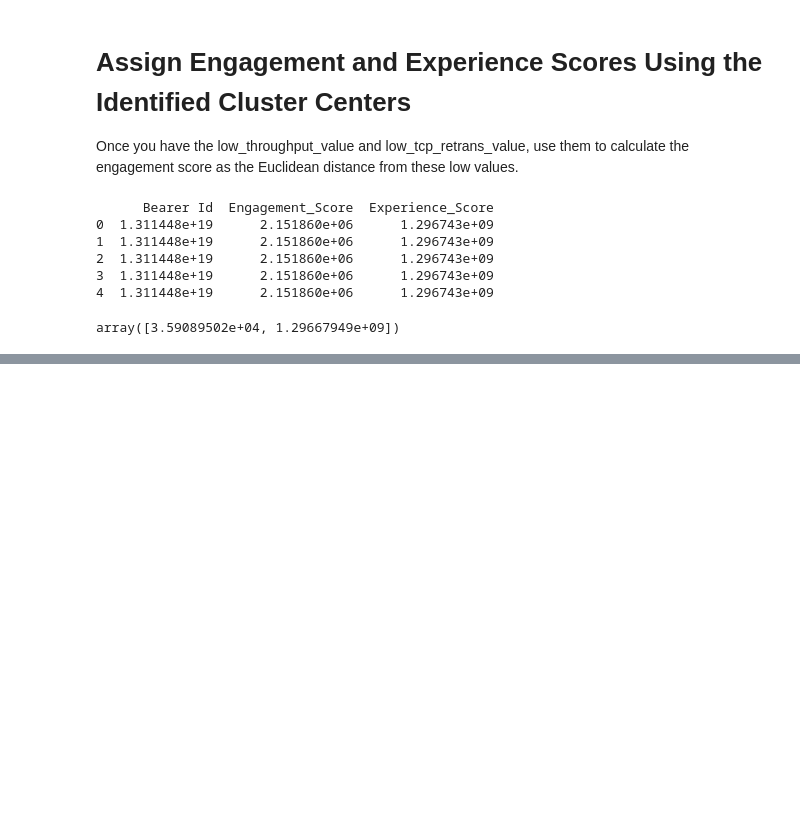
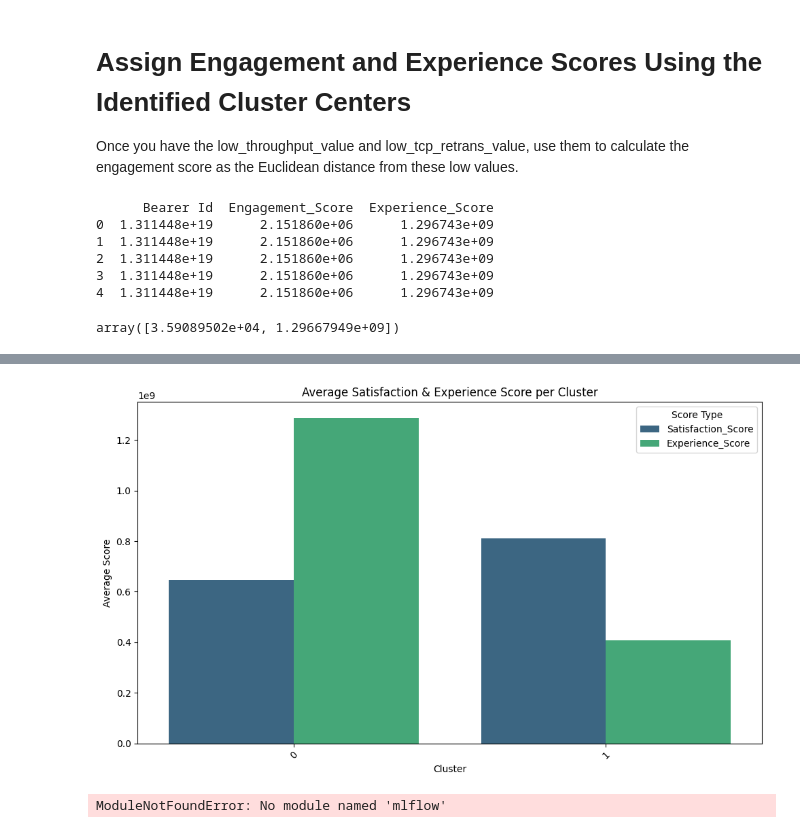
Before and after one commit to Akeab-tame/Week-02-Challenge, a Jupyter notebook: notebooks/Satisfaction_Analysis.ipynb, the cells around one changed output, grey strips where cells are left out. Drawn from its saved outputs; the diff is of its cells as text; code cells hidden in the pictures; blank space fills up the shorter version.

```diff
--- a/notebooks/Satisfaction_Analysis.ipynb
+++ b/notebooks/Satisfaction_Analysis.ipynb
@@ -167,0 +281,36 @@ array([3.59089502e+04, 1.29667949e+09])
+# %%
+# Plotting
+plt.figure(figsize=(10, 6))
+
+# Create a bar plot
+sns.barplot(data=cluster_avg.melt(id_vars='Cluster', value_vars=['Satisfaction_Score', 'Experience_Score']),
+            x='Cluster', y='value', hue='variable', palette='viridis')
+
+# Add labels and title
+plt.xlabel('Cluster')
+plt.ylabel('Average Score')
+plt.title('Average Satisfaction & Experience Score per Cluster')
+plt.legend(title='Score Type')
+plt.xticks(rotation=45)  # Rotate x labels for better readability
+
+# Show plot
+plt.tight_layout()
+plt.show()
+# %% [output]
+[figure, added]
+# %%
+import mlflow
+import mlflow.sklearn
+
+# Task 4.7 - Model tracking using MLFlow
+mlflow.start_run()
+
+# Log parameters and model
+mlflow.log_param("model_type", "LinearRegression")
+mlflow.sklearn.log_model(reg_model, "linear_regression_model")
+mlflow.log_metric("train_score", reg_model.score(X_train, y_train))
+mlflow.log_metric("test_score", reg_model.score(X_test, y_test))
+
+mlflow.end_run()
+# %% [output]
+ModuleNotFoundError: No module named 'mlflow'
```
Also changed, not shown: parts of 13 cells of this notebook.
